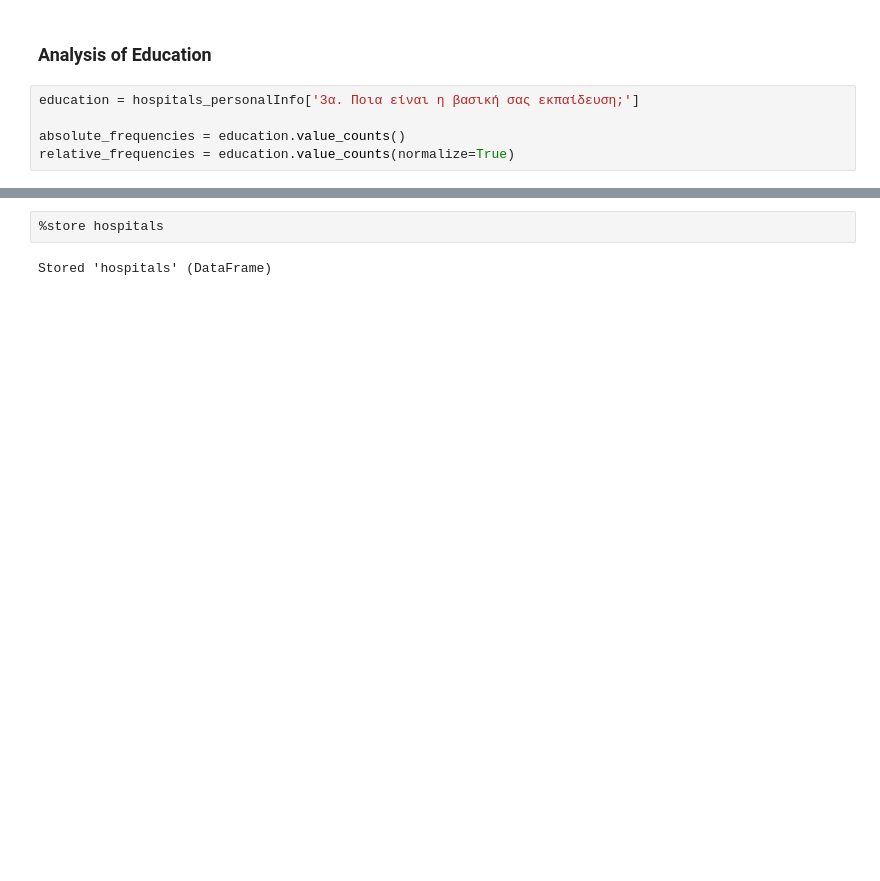
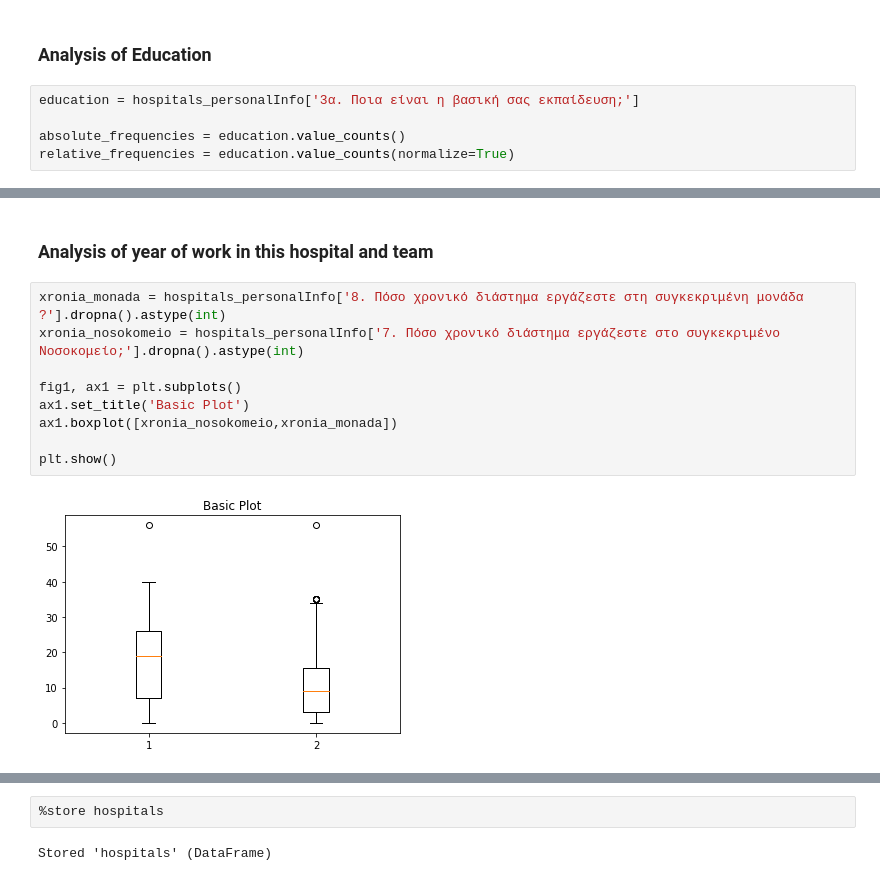
Before and after one commit to stathis99/Statistical-Analysis-for-Patient-Safety, a Jupyter notebook: Staff Analysis/Analysis/1. Collection_IntrernalConsistency_DemographicsAnalysis.ipynb, the cells around one changed output, grey strips where cells are left out. Drawn from its saved outputs; the diff is of its cells as text; blank space fills up the shorter version.

```diff
--- a/Staff Analysis/Analysis/1. Collection_IntrernalConsistency_DemographicsAnalysis.ipynb
+++ b/Staff Analysis/Analysis/1. Collection_IntrernalConsistency_DemographicsAnalysis.ipynb
@@ -588,0 +607,13 @@ plt.show()
+# %% [markdown]
+### Analysis of year of work in this hospital and team
+# %%
+xronia_monada = hospitals_personalInfo['8. Πόσο χρονικό διάστημα εργάζεστε στη συγκεκριμένη μονάδα ?'].dropna().astype(int)
+xronia_nosokomeio = hospitals_personalInfo['7. Πόσο χρονικό διάστημα εργάζεστε στο συγκεκριμένο Νοσοκομείο;'].dropna().astype(int)
+
+fig1, ax1 = plt.subplots()
+ax1.set_title('Basic Plot')
+ax1.boxplot([xronia_nosokomeio,xronia_monada])
+
+plt.show()
+# %% [output]
+[figure, added]
```
Also changed, not shown: parts of 19 cells of this notebook, 5 other files.
